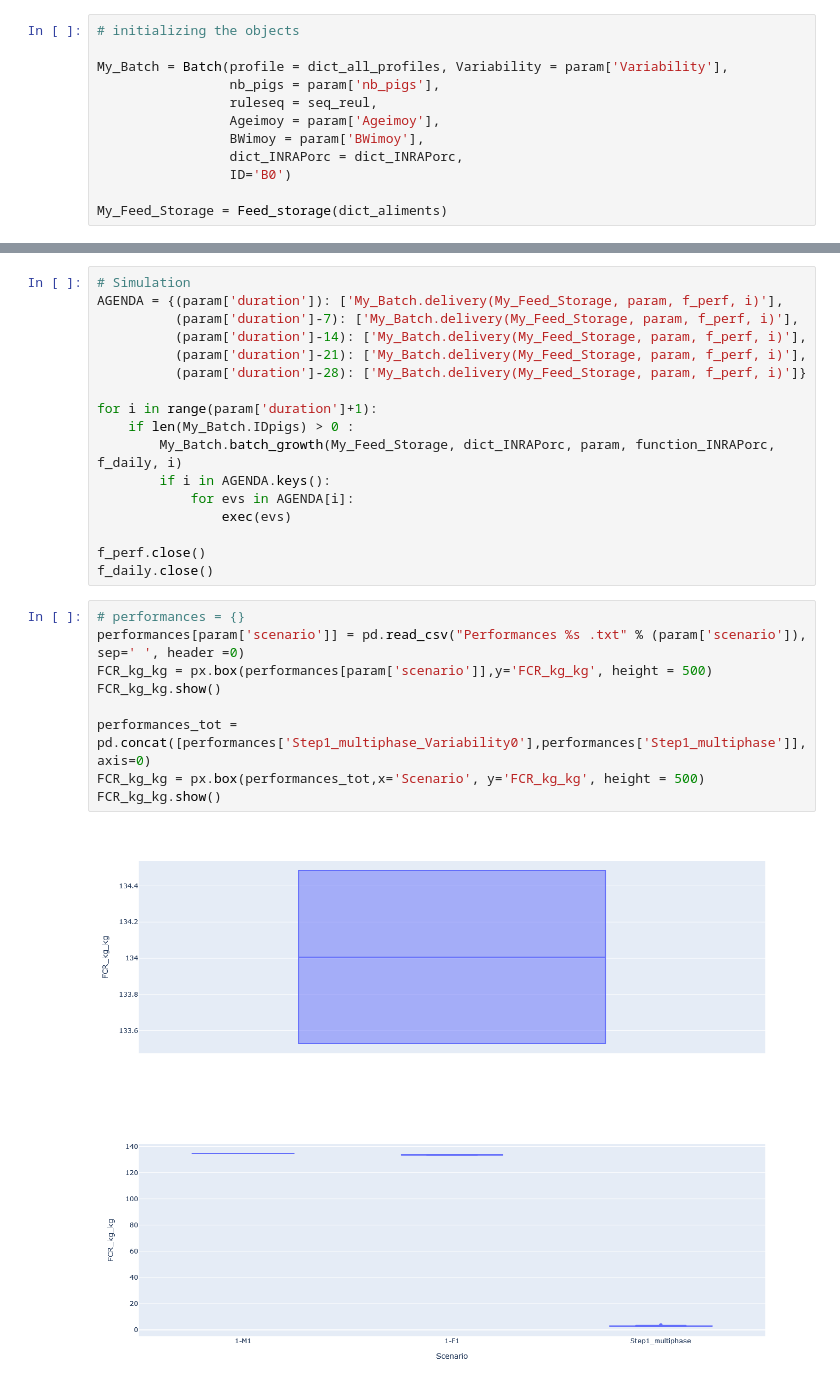
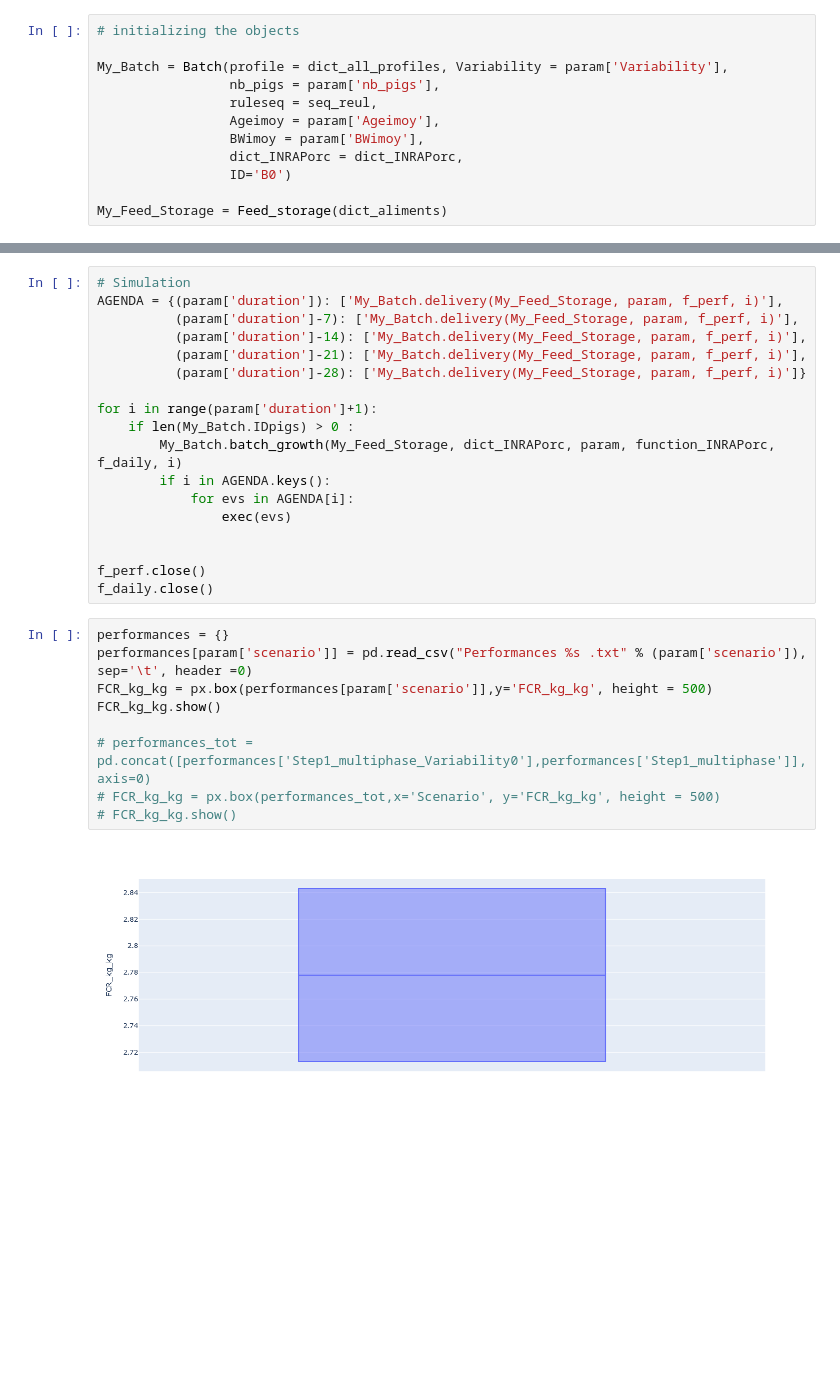
Before and after one commit to florencegarcialaunay/2024ASAS_Garcia-Launay, a Jupyter notebook: FGL_NANP2024_Step1.ipynb, the cells around one changed output, grey strips where cells are left out. Cells and saved outputs as stored; diff of their text form; blank space fills up the shorter version.

```diff
--- a/FGL_NANP2024_Step1.ipynb
+++ b/FGL_NANP2024_Step1.ipynb
@@ -118,17 +118,17 @@ for i in range(param['duration']+1):
             for evs in AGENDA[i]:
                 exec(evs)
 
+
 f_perf.close()
 f_daily.close()
 # %%
-# performances = {}
-performances[param['scenario']] = pd.read_csv("Performances %s .txt" % (param['scenario']), sep=' ', header =0)
+performances = {}
+performances[param['scenario']] = pd.read_csv("Performances %s .txt" % (param['scenario']), sep='\t', header =0)
 FCR_kg_kg = px.box(performances[param['scenario']],y='FCR_kg_kg', height = 500)
 FCR_kg_kg.show()
 
-performances_tot = pd.concat([performances['Step1_multiphase_Variability0'],performances['Step1_multiphase']], axis=0)
-FCR_kg_kg = px.box(performances_tot,x='Scenario', y='FCR_kg_kg', height = 500)
-FCR_kg_kg.show()
+# performances_tot = pd.concat([performances['Step1_multiphase_Variability0'],performances['Step1_multiphase']], axis=0)
+# FCR_kg_kg = px.box(performances_tot,x='Scenario', y='FCR_kg_kg', height = 500)
+# FCR_kg_kg.show()
 # %% [output]
-[figure, old version]
+[figure, new version]
-[figure, removed]
```
Also changed, not shown: parts of 5 cells of this notebook, 5 other files.
